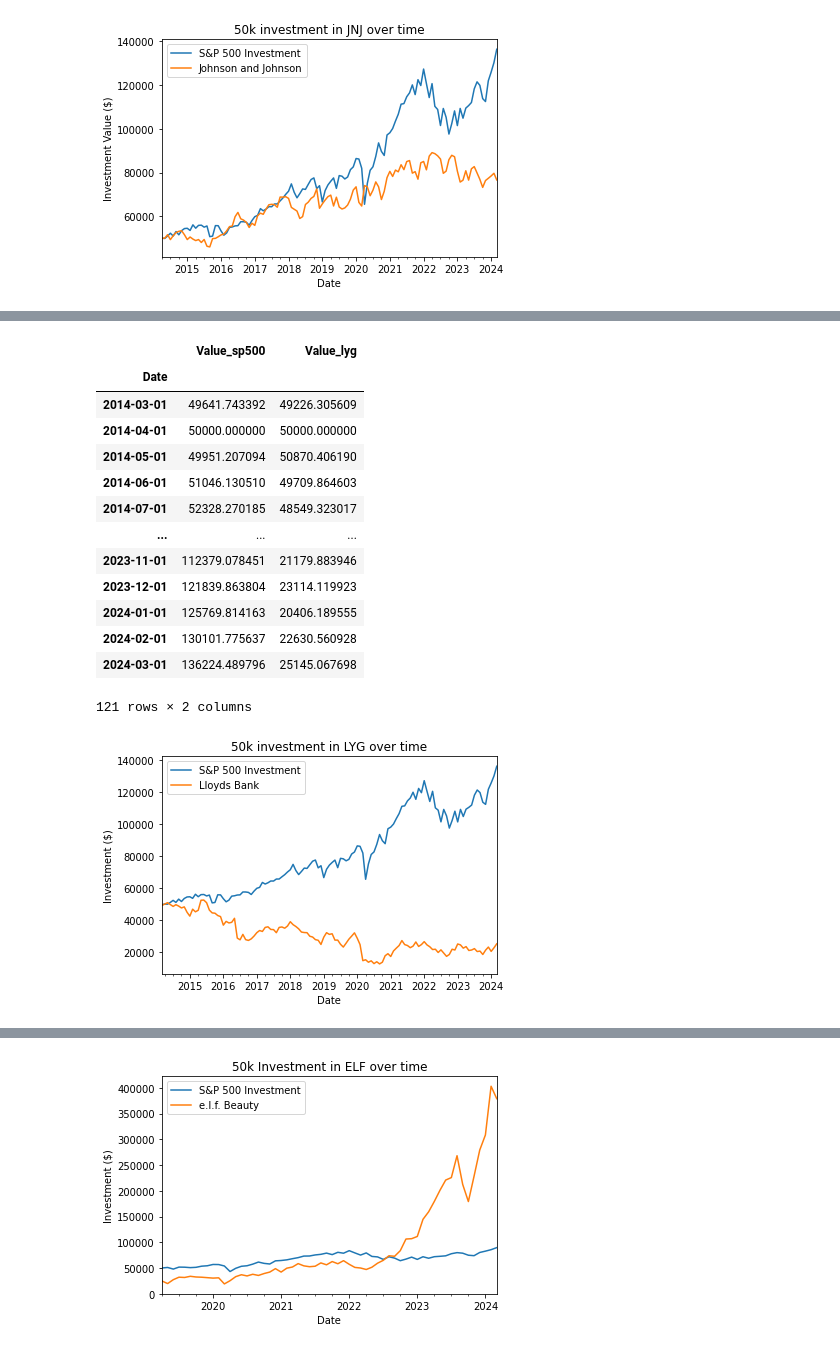
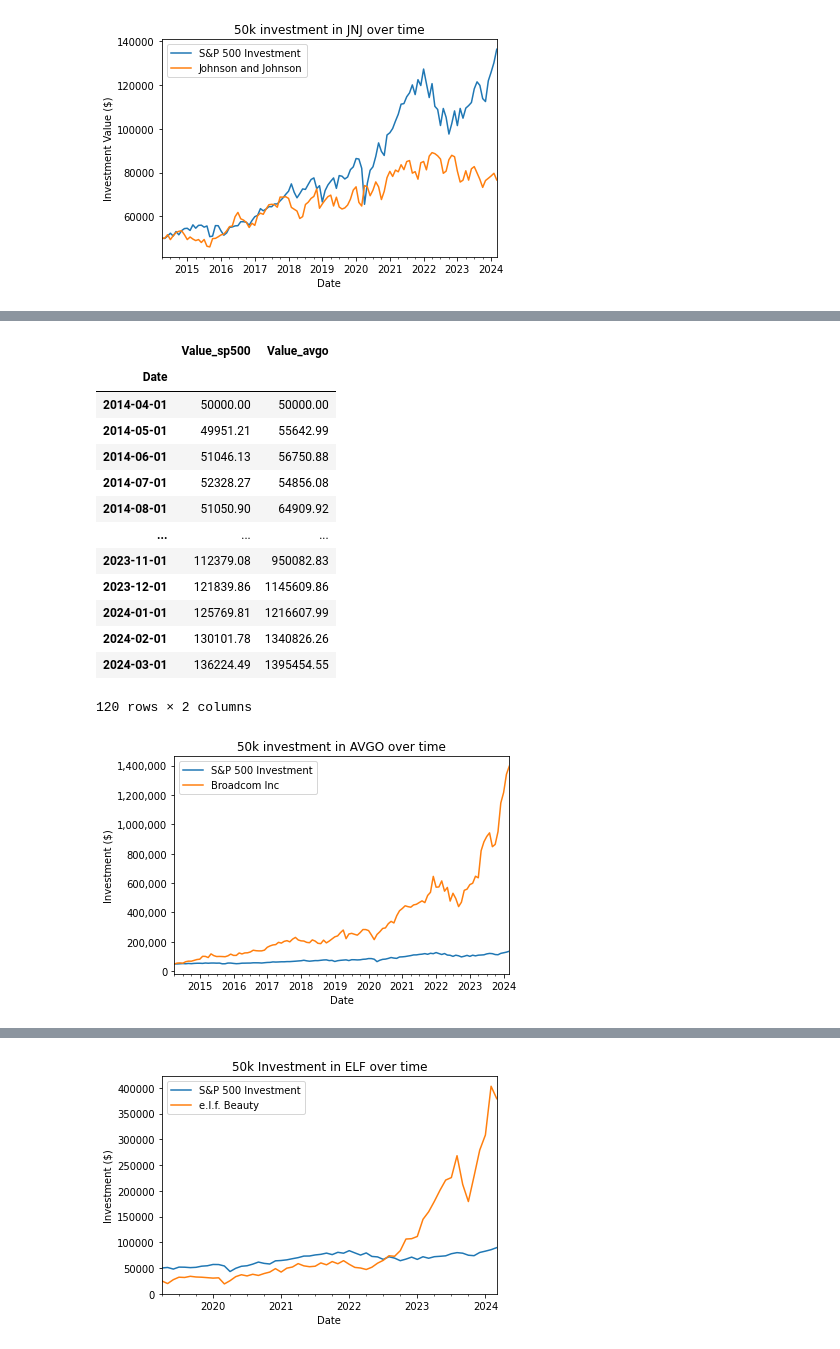
Before and after one commit to james26572/Investment-Analysis-, a Jupyter notebook: main_stock_vs_benchmark.ipynb, the cells around one changed output, grey strips where cells are left out. Drawn from its saved outputs; the diff is of its cells as text; code cells hidden in the pictures.

```diff
--- a/main_stock_vs_benchmark.ipynb
+++ b/main_stock_vs_benchmark.ipynb
@@ -127,0 +132,3 @@ lyg_prices.set_index('Date', inplace=True)
+# %%
+avgo_prices = avgo_prices[avgo_prices.index>'2014-03-01']
+avgo_prices
@@ -128,4 +150,4 @@ lyg_prices.set_index('Date', inplace=True)
 # %%
-lyg_quantity = 50000/lyg_prices.loc['2014-04-01','Close']
-lyg_quantity
+avgo_quantity = 50000/avgo_prices.loc['2014-04-01','Adj Close']
+avgo_quantity
 # %% [output]
@@ -133,4 +155,6 @@ lyg_quantity
 # %%
-lyg_val = pd.DataFrame({'Date':lyg_prices.index,'Value':lyg_prices['Close']})
-lyg_val.set_index('Date', inplace=True)
-lyg_val['Value'] *= lyg_quantity
+avgo_val = pd.DataFrame({'Date':avgo_prices.index,'Value':avgo_prices['Adj Close']})
+avgo_val.set_index('Date', inplace=True)
+avgo_val['Value'] *= avgo_quantity
+
+avgo_val
@@ -137,31 +176,42 @@ lyg_val['Value'] *= lyg_quantity
 # %%
 # Assuming both sp500 and jnj_portfolio_val have a 'Date' index and we've already renamed our columns of interest to 'Value'
-sp_lyg = pd.merge(sp500, lyg_val, left_index=True, right_index=True, suffixes=('_sp500', '_lyg'))
-sp_lyg
+sp_avgo = pd.merge(sp500, avgo_val, left_index=True, right_index=True, suffixes=('_sp500', '_avgo'))
+sp_avgo
 # %% [output]
-|  | Value_sp500 | Value_lyg |
+|  | Value_sp500 | Value_avgo |
 | Date |  |  |
-| 2014-03-01 | 49641.743392 | 49226.305609 |
-| 2014-04-01 | 50000.000000 | 50000.000000 |
-| 2014-05-01 | 49951.207094 | 50870.406190 |
-| 2014-06-01 | 51046.130510 | 49709.864603 |
-| 2014-07-01 | 52328.270185 | 48549.323017 |
+| 2014-04-01 | 50000.00 | 50000.00 |
+| 2014-05-01 | 49951.21 | 55642.99 |
+| 2014-06-01 | 51046.13 | 56750.88 |
+| 2014-07-01 | 52328.27 | 54856.08 |
+| 2014-08-01 | 51050.90 | 64909.92 |
 | ... | ... | ... |
-| 2023-11-01 | 112379.078451 | 21179.883946 |
-| 2023-12-01 | 121839.863804 | 23114.119923 |
-| 2024-01-01 | 125769.814163 | 20406.189555 |
-| 2024-02-01 | 130101.775637 | 22630.560928 |
-| 2024-03-01 | 136224.489796 | 25145.067698 |
+| 2023-11-01 | 112379.08 | 950082.83 |
+| 2023-12-01 | 121839.86 | 1145609.86 |
+| 2024-01-01 | 125769.81 | 1216607.99 |
+| 2024-02-01 | 130101.78 | 1340826.26 |
+| 2024-03-01 | 136224.49 | 1395454.55 |
-121 rows × 2 columns
+120 rows × 2 columns
 # %%
-sp_lyg.plot()
-plt.title('50k investment in LYG over time')
+
+
+
+# Your existing plotting code
+sp_avgo.plot()
+plt.title('50k investment in AVGO over time')
 plt.xlabel('Date')
 plt.ylabel('Investment ($)')
-plt.legend(['S&P 500 Investment','Lloyds Bank'])
+
+# Format the y-axis to display numbers with a comma as a thousands separator and no scientific notation
+plt.gca().yaxis.set_major_formatter(ticker.StrMethodFormatter('{x:,.0f}'))
+
+# Display the legend
+plt.legend(['S&P 500 Investment', 'Broadcom Inc'])
+
+# Show the plot
 plt.show()
 # %% [output]
-[figure, old version]
+[figure, new version]
 # %%
 elf_prices = pd.read_csv('Life On The Edge Fund/ELF.csv')
 elf_prices['Date'] = pd.to_datetime(elf_prices['Date'])
```
Also changed, not shown: parts of 12 cells of this notebook, 1 other file.
